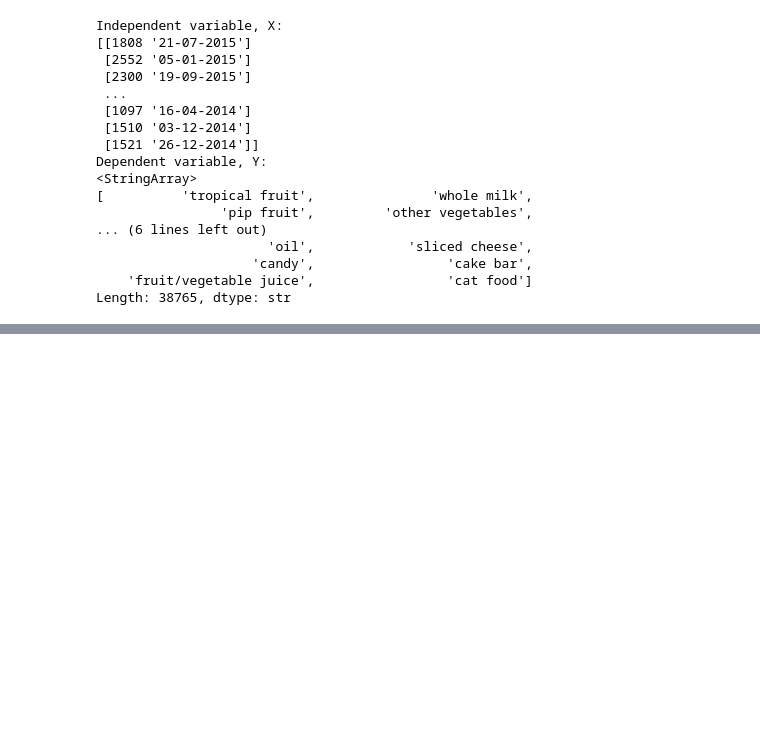
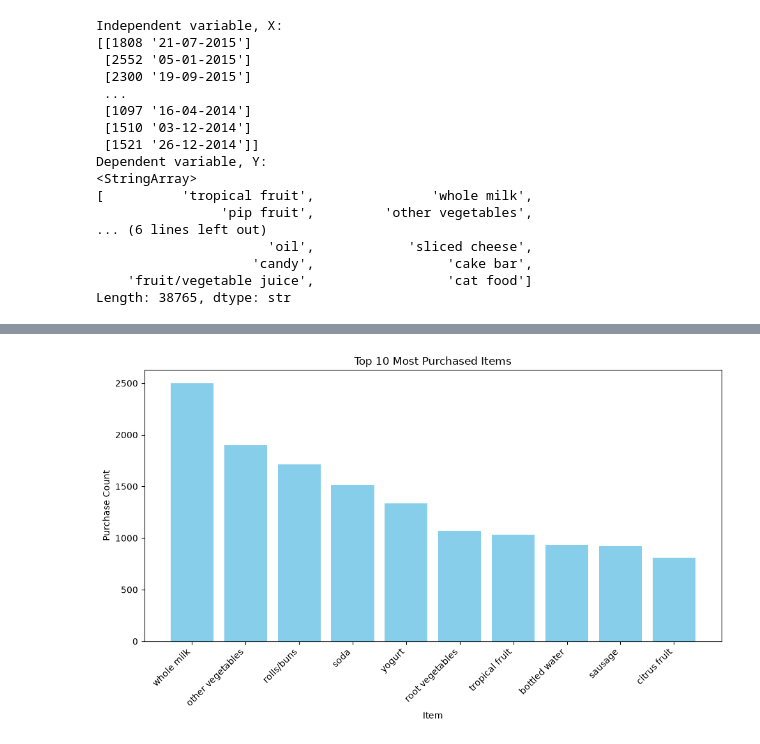
Before and after one commit to NeelPatel2548/AIML-BDA-Lab-Work, a Jupyter notebook: notebooks/THU2008LABWORK_groceries.ipynb, the cells around one changed output, grey strips where cells are left out. Saved outputs shown, nothing was run; the diff lists cells and outputs as text; code cells hidden in the pictures; blank space fills up the shorter version.

```diff
--- a/notebooks/THU2008LABWORK_groceries.ipynb
+++ b/notebooks/THU2008LABWORK_groceries.ipynb
@@ -123,0 +71,26 @@ ValueError: could not convert string to float: '29-12-2015'
+# %%
+# You may need to install this first (run once in a cell):
+# pip install mlxtend
+
+from mlxtend.frequent_patterns import apriori, association_rules
+from mlxtend.preprocessing import TransactionEncoder
+
+df = ps.read_csv("../data/Groceries_dataset.csv")
+
+# Group by Member_number + Date = one transaction (basket)
+transactions = df.groupby(['Member_number', 'Date'])['itemDescription'].apply(list).tolist()
+
+print(transactions[:5])   # preview first 5 baskets
+
+te = TransactionEncoder()
+te_array = te.fit(transactions).transform(transactions)
+basket_df = ps.DataFrame(te_array, columns=te.columns_)
+
+# print(basket_df.head())
+
+frequent_itemsets = apriori(basket_df, min_support=0.001, use_colnames=True)
+print(frequent_itemsets.sort_values(by='support', ascending=False).head(10))
+
+rules = association_rules(frequent_itemsets, metric="lift", min_threshold=1.0)
+rules = rules.sort_values(by='lift', ascending=False)
+print(rules.head(10))
@@ -123,0 +115,6 @@ ValueError: could not convert string to float: '29-12-2015'
+# %%
+item_counts = df.groupby('itemDescription').size().reset_index(name='Count')
+item_counts = item_counts.sort_values(by='Count', ascending=False)
+print(item_counts)
+
+print("Total unique items:", df['itemDescription'].nunique())
@@ -123,0 +137,13 @@ ValueError: could not convert string to float: '29-12-2015'
+# %%
+top_n = item_counts.head(10)
+
+plt.figure(figsize=(10, 6))
+plt.bar(top_n['itemDescription'], top_n['Count'], color='skyblue')
+plt.xticks(rotation=45, ha='right')
+plt.xlabel('Item')
+plt.ylabel('Purchase Count')
+plt.title('Top 10 Most Purchased Items')
+plt.tight_layout()
+plt.show()
+# %% [output]
+[figure, added]
```
Also changed, not shown: parts of 5 cells of this notebook, 2 other files.
